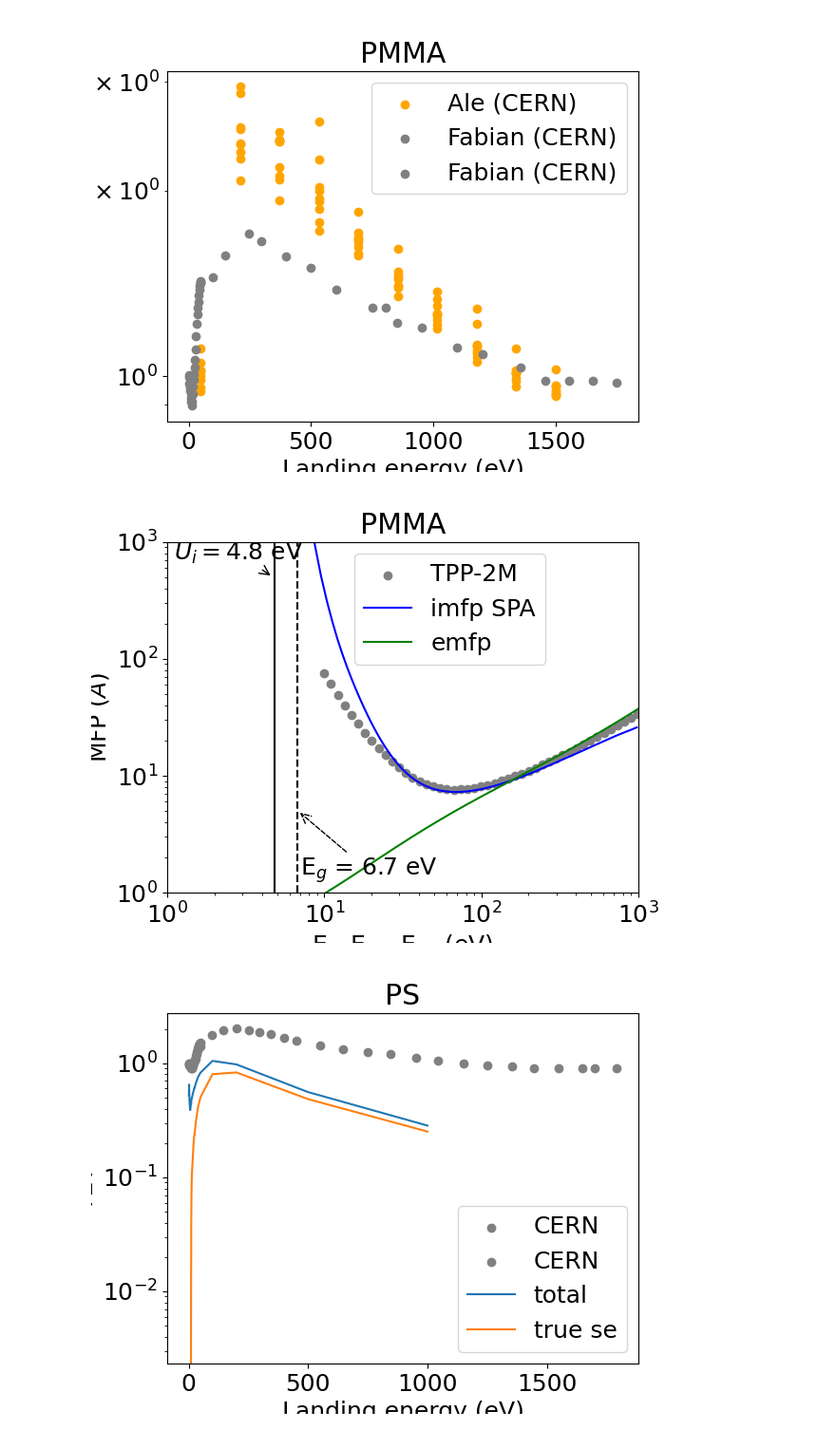
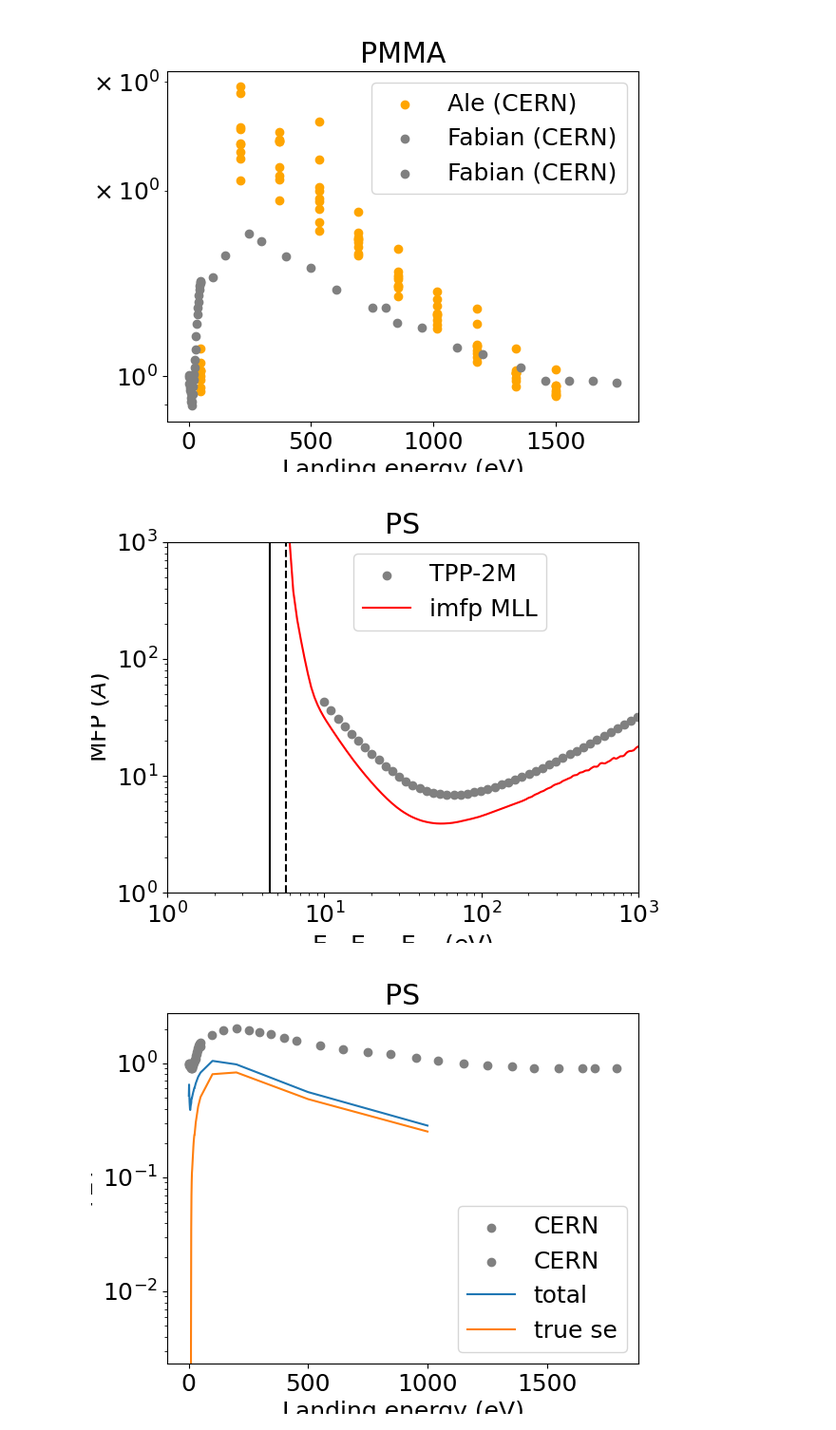
Before and after one commit to oridzel/mast_sey, a Jupyter notebook: plot.ipynb, the cells around one changed output. Shown at 95% size. Cells and saved outputs as stored; diff of their text form; code cells hidden in the pictures.

```diff
--- a/plot.ipynb
+++ b/plot.ipynb
@@ -49,37 +49,38 @@ plt.yscale('log')
 plt.legend()
 plt.show()
 # %%
-fd_mfp_spa = np.loadtxt("materials/pmma/spa/mfp.plot")
-# fd_mfp_mll = np.loadtxt("materials/pmma/mll/mfp.plot")
-fd_imfp_tpp = np.loadtxt("../optical-data-fit/imfp/pmma/pmma_New_TPP-2M.imfp")
+# fd_mfp_spa = np.loadtxt("materials/pmma/spa/mfp.plot")
+fd_mfp_mll = np.loadtxt("materials/ps/mll/mfp.plot")
+# fd_imfp_tpp = np.loadtxt("../optical-data-fit/imfp/pmma/pmma_New_TPP-2M.imfp")
+fd_imfp_tpp = np.loadtxt("../optical-data-fit/imfp/ps/ps_New_TPP-2M.imfp")
 # %%
 plt.figure()
 
 plt.scatter(fd_imfp_tpp[:,0], fd_imfp_tpp[:,1],label="TPP-2M",color="gray")
 
-plt.plot(fd_mfp_spa[:,0]-6.7-15.8, fd_mfp_spa[:,1],label="imfp SPA",color="blue")
-# plt.plot(fd_mfp_mll[:,0], fd_mfp_mll[:,1],label="imfp MLL",color="red")
+# plt.plot(fd_mfp_spa[:,0]-6.7-15.8, fd_mfp_spa[:,1],label="imfp SPA",color="blue")
+plt.plot(fd_mfp_mll[:,0]-5.7-17, fd_mfp_mll[:,1],label="imfp MLL",color="red")
 
-plt.plot(fd_mfp_spa[:,0], fd_mfp_spa[:,2],label="emfp",color="green")
+# plt.plot(fd_mfp_spa[:,0], fd_mfp_spa[:,2],label="emfp",color="green")
 
-plt.plot([4.8, 4.8], [1, 1000], color="black")
-plt.annotate(r"$U_i = 4.8$ eV", xy=(4.7, 500), xytext=(1.1, 700), arrowprops=dict(arrowstyle="->"))
+plt.plot([4.5, 4.5], [1, 1000], color="black")
+# plt.annotate(r"$U_i = 4.8$ eV", xy=(4.7, 500), xytext=(1.1, 700), arrowprops=dict(arrowstyle="->"))
 
-plt.plot([6.7, 6.7], [1, 1000], "--", color="black")
-plt.annotate(r"E$_g$ = 6.7 eV", xy=(6.8, 5), xytext=(7, 1.4), arrowprops=dict(arrowstyle="->",linestyle="--"))
+plt.plot([5.7, 5.7], [1, 1000], "--", color="black")
+# plt.annotate(r"E$_g$ = 6.7 eV", xy=(6.8, 5), xytext=(7, 1.4), arrowprops=dict(arrowstyle="->",linestyle="--"))
 
 
 plt.xlabel(r"E - E$_g$ - E$_{vb}$ (eV)")
 plt.ylabel(r"MFP ($\AA$)")
-plt.title("PMMA")
+plt.title("PS")
 plt.xscale('log')
 plt.yscale('log')
 plt.xlim(1,1000)
 plt.ylim(1,1000)
 plt.legend(loc='upper center', bbox_to_anchor=(0.6, 1))
 plt.show()
 # %% [output]
-[figure, old version]
+[figure, new version]
 # %%
 fd_el = np.loadtxt("materials/pmma/spa/mc_sc_el.plot")
 fd_in = np.loadtxt("materials/pmma/spa/mc_sc_in.plot")
```
Also changed, not shown: parts of 3 cells of this notebook, 1 other file.
